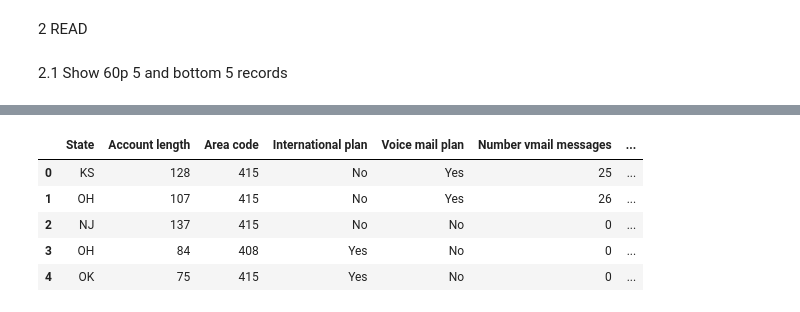
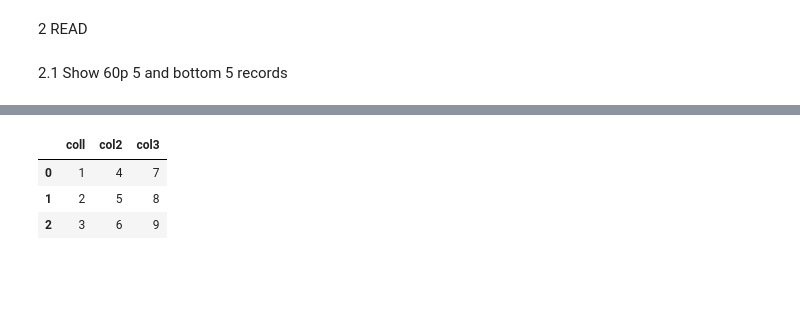
Before and after one commit to zeerob440/sdev220_zRoberts, a Jupyter notebook: mod7/pandas_lab.ipynb, the cells around one changed output, grey strips where cells are left out. Drawn from its saved outputs; the diff is of its cells as text; code cells hidden in the pictures; blank space fills up the shorter version.

```diff
--- a/mod7/pandas_lab.ipynb
+++ b/mod7/pandas_lab.ipynb
@@ -14,6 +14,10 @@ CREATE
 df = pan.read_csv('telco_churn.csv')
 # %% [markdown]
 1.2 create from dictionary
+# %%
+temporary_dictionary: dict = {'coll' : [1,2,3], 'col2' : [4,5,6], 'col3' : [7,8,9]}
+# %%
+dictionary_dataframe = pan.DataFrame.from_dict(temporary_dictionary)
 # %% [markdown]
 2 READ
 # %% [markdown]
@@ -23,9 +40,8 @@ df = pan.read_csv('telco_churn.csv')
 # %%
-df.head()
+# read from dictionary
+dictionary_dataframe.head()
 # %% [output]
-|  | State | Account length | Area code | International plan | Voice mail plan | Number vmail messages | ... |
-| 0 | KS | 128 | 415 | No | Yes | 25 | ... |
-| 1 | OH | 107 | 415 | No | Yes | 26 | ... |
-| 2 | NJ | 137 | 415 | No | No | 0 | ... |
-| 3 | OH | 84 | 408 | Yes | No | 0 | ... |
-| 4 | OK | 75 | 415 | Yes | No | 0 | ... |
+|  | coll | col2 | col3 |
+| 0 | 1 | 4 | 7 |
+| 1 | 2 | 5 | 8 |
+| 2 | 3 | 6 | 9 |
```
Also changed, not shown: parts of 6 cells of this notebook.
